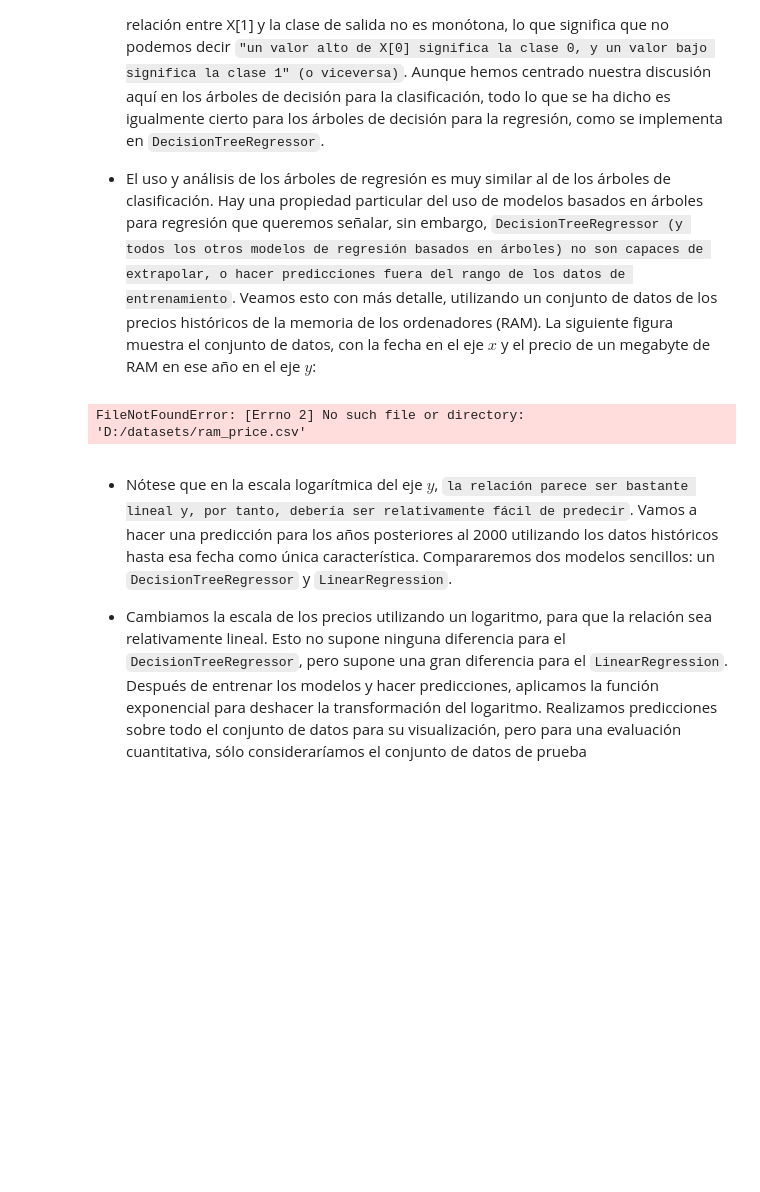
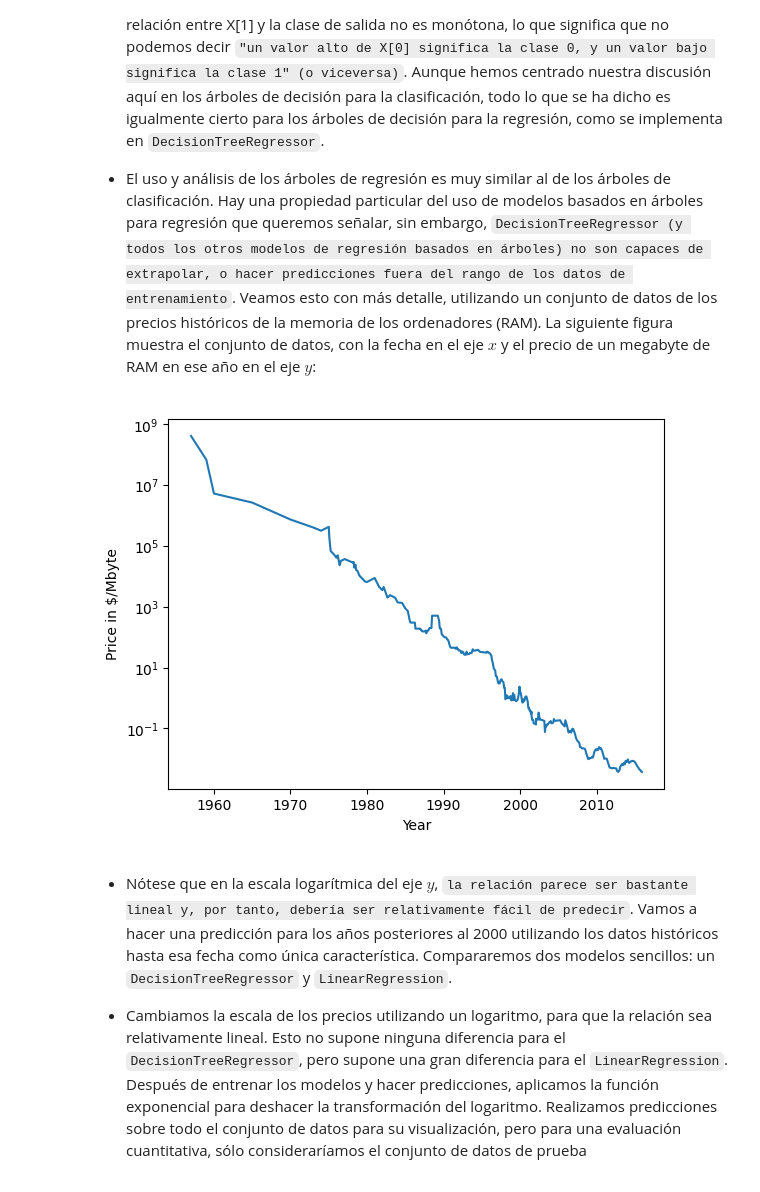
Before and after one commit to lihkir/MachineLearning, a Jupyter notebook: _sources/decisiontree_model.ipynb, the cells around one changed output. Cells and saved outputs as stored; diff of their text form; code cells hidden in the pictures; blank space fills up the shorter version.

```diff
--- a/_sources/decisiontree_model.ipynb
+++ b/_sources/decisiontree_model.ipynb
@@ -677,12 +694,12 @@ ExecutableNotFound: failed to execute WindowsPath('dot'), make sure the Graphviz
 - El uso y análisis de los árboles de regresión es muy similar al de los árboles de clasificación. Hay una propiedad particular del uso de modelos basados en árboles para regresión que queremos señalar, sin embargo, `DecisionTreeRegressor (y todos los otros modelos de regresión basados en árboles) no son capaces de extrapolar, o hacer predicciones fuera del rango de los datos de entrenamiento`. Veamos esto con más detalle, utilizando un conjunto de datos de los precios históricos de la memoria de los ordenadores (RAM). La siguiente figura muestra el conjunto de datos, con la fecha en el eje $x$ y el precio de un megabyte de RAM en ese año en el eje $y$:
 # %%
 import pandas as pd
-ram_prices = pd.read_csv("D:/datasets/ram_price.csv")
-plt.semilogy(ram_prices.date, ram_prices.price)
-plt.xlabel("Year")
-plt.ylabel("Price in $/Mbyte")
+ram_prices = pd.read_csv("https://raw.githubusercontent.com/lihkir/Data/main/ram_price.csv")
+plt.semilogy(ram_prices.date, ram_prices.price);
+plt.xlabel("Year");
+plt.ylabel("Price in $/Mbyte");
 # %% [output]
-FileNotFoundError: [Errno 2] No such file or directory: 'D:/datasets/ram_price.csv'
+[figure, added]
 # %% [markdown]
 - Nótese que en la escala logarítmica del eje $y$, `la relación parece ser bastante lineal y, por tanto, debería ser relativamente fácil de predecir`. Vamos a hacer una predicción para los años posteriores al 2000 utilizando los datos históricos hasta esa fecha como única característica. Compararemos dos modelos sencillos: un `DecisionTreeRegressor` y `LinearRegression`.
 
```
Also changed, not shown: parts of 23 cells of this notebook, 20 other files.
